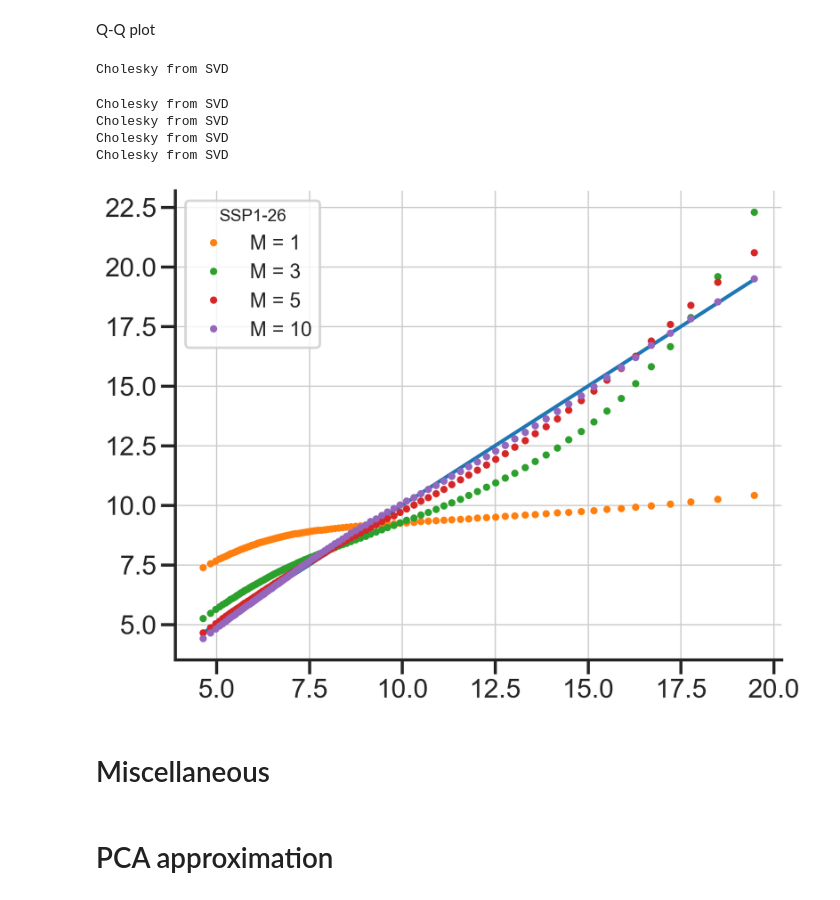
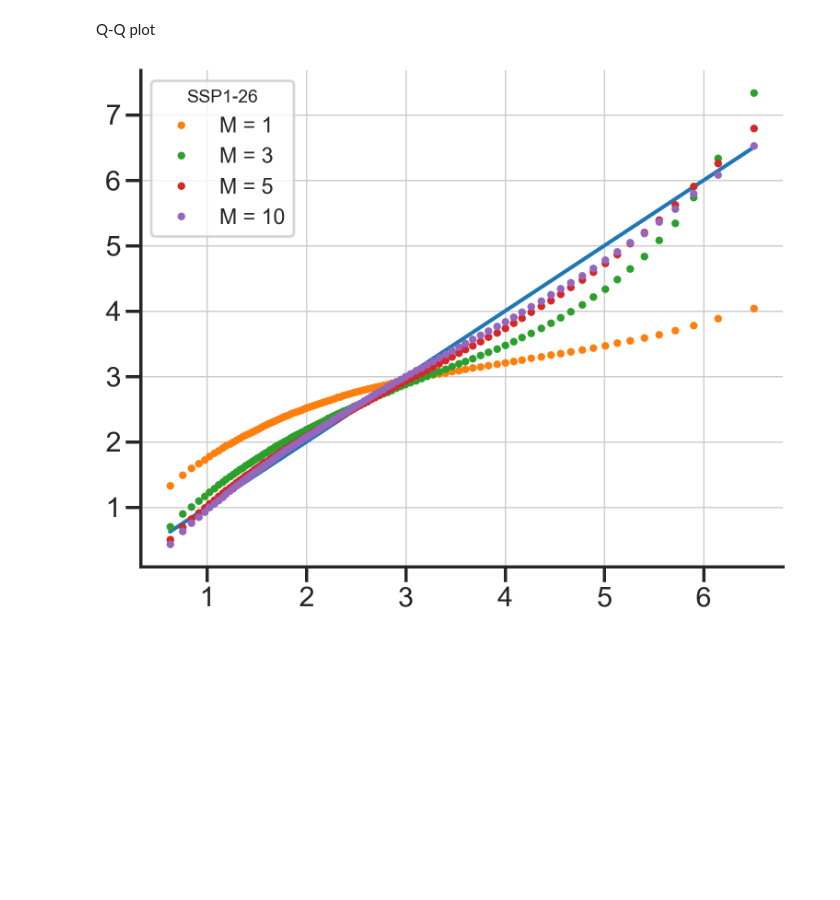
Before and after one commit to fbourgey/climate-credit-risk, a Jupyter notebook: portfolio.ipynb, the cells around one changed output. Saved outputs shown, nothing was run; the diff lists cells and outputs as text; code cells hidden in the pictures; blank space fills up the shorter version.

```diff
--- a/portfolio.ipynb
+++ b/portfolio.ipynb
@@ -1187,20 +755,23 @@ Cholesky from SVD
 # %%
+NAME = sub_scenarios[0]
+M_PLOT = 10
 fig, ax = plt.subplots()
 sns.kdeplot(
-    loss_dict[_scenario_name],
+    loss_dict[NAME],
     linestyle="-",
-    color=COLORS_SSP[_scenario_name],
-    label=f"$\\mathcal{{L}}$ ({_scenario_name})",
+    color=COLORS_SSP[NAME],
+    label=f"$\\mathcal{{L}}$ ({NAME})",
 )
+LOSS_STR = "$\\mathcal{{L}}^{{\\mathrm{{PCA,PCE}}}}$"
 sns.kdeplot(
-    loss_pca_pce,
+    loss_pca_pce[M_PLOT],
     linestyle="--",
-    label=f"$\\mathcal{{L}}^{{\\mathrm{{PCA,PCE}}}}$ (M={M_plot}) with Gaussian approx",
+    label=f"{LOSS_STR} (M={M_PLOT}) with Gaussian approx",
 )
 # sns.kdeplot(
 #     loss_pca_pce_full,
 #     linestyle=":",
-#     label=f"$\\mathcal{{L}}^{{\\mathrm{{PCA,PCE}}}}$ (M={M_plot})",
+#     label=f"$\\mathcal{{L}}^{{\\mathrm{{PCA,PCE}}}}$ (M={M_PLOT})",
 # )
 ax.legend()
 ax.set_ylabel("")
@@ -1212,14 +783,14 @@ Comparison for different truncation parameters $M$
 # %%
 fig, ax = plt.subplots()
 sns.kdeplot(
-    loss_dict[_scenario_name],
+    loss_dict[NAME],
     linestyle="-",
-    # color=dict_colors_ssp[_scenario_name],
-    label=f"$\\mathcal{{L}}$ ({_scenario_name})",
+    # color=dict_colors_ssp[NAME],
+    label=f"$\\mathcal{{L}}$ ({NAME})",
 )
 
-for i, M_ in enumerate([1, 3, 5, 10]):
-    sns.kdeplot(compute_loss_pca_pce(M_), linestyle="--", label=f"M={M_}")
+for i, n in enumerate(list_n_pce):
+    sns.kdeplot(loss_pca_pce[n], linestyle="--", label=f"M={n}")
 ax.legend(loc="best")
 ax.set_ylabel("")
 ax.set_xlim(0, 25)
@@ -1234,42 +801,22 @@ Cholesky from SVD
 Q-Q plot
 # %%
 tab_q = np.linspace(0.01, 0.99, 101)
-quantile_loss = np.quantile(loss_dict[_scenario_name], q=tab_q)
+quantile_loss = np.quantile(loss_dict[NAME], q=tab_q)
-# %%
-M_plot = 15
-loss_pca_pce = compute_loss_pca_pce(M=M_plot)
-# loss_pca_pce, loss_pca_pce_full = compute_loss_pca_pce(M=M_plot, return_loss_full=True)
-# %% [output]
-Cholesky from SVD
 # %%
 fig, ax = plt.subplots()
 ax.plot(quantile_loss, quantile_loss, "-")
 
-for M_ in [1, 3, 5, 10]:
+for i, n in enumerate(list_n_pce):
     ax.plot(
         quantile_loss,
-        np.quantile(compute_loss_pca_pce(M=M_), q=tab_q),
+        np.quantile(loss_pca_pce[n], q=tab_q),
         ".",
         markersize=10,
-        label=f"M = {M_}",
+        label=f"M = {n}",
     )
-# ax.plot(
-#     quantile_loss,
-#     np.quantile(loss_pca_pce_full, q=tab_q),
-#     ".",
-#     label=f"M = {M_plot}",
-# )
 # ax.set_xlabel("$\\mathcal{{L}}$ quantiles")
 # ax.set_ylabel("$\\mathcal{L}^{\\mathrm{PCA,PCE}}$ quantiles")
-ax.legend(title=f"{_scenario_name}")
+ax.legend(title=f"{NAME}")
 plt.show()
 # %% [output]
-Cholesky from SVD
-Cholesky from SVD
-Cholesky from SVD
-Cholesky from SVD
-[figure, old version]
+[figure, new version]
-# %% [markdown]
-# Miscellaneous
-# %% [markdown]
-# PCA approximation
```
Also changed, not shown: parts of 119 cells of this notebook, 9 other files.
